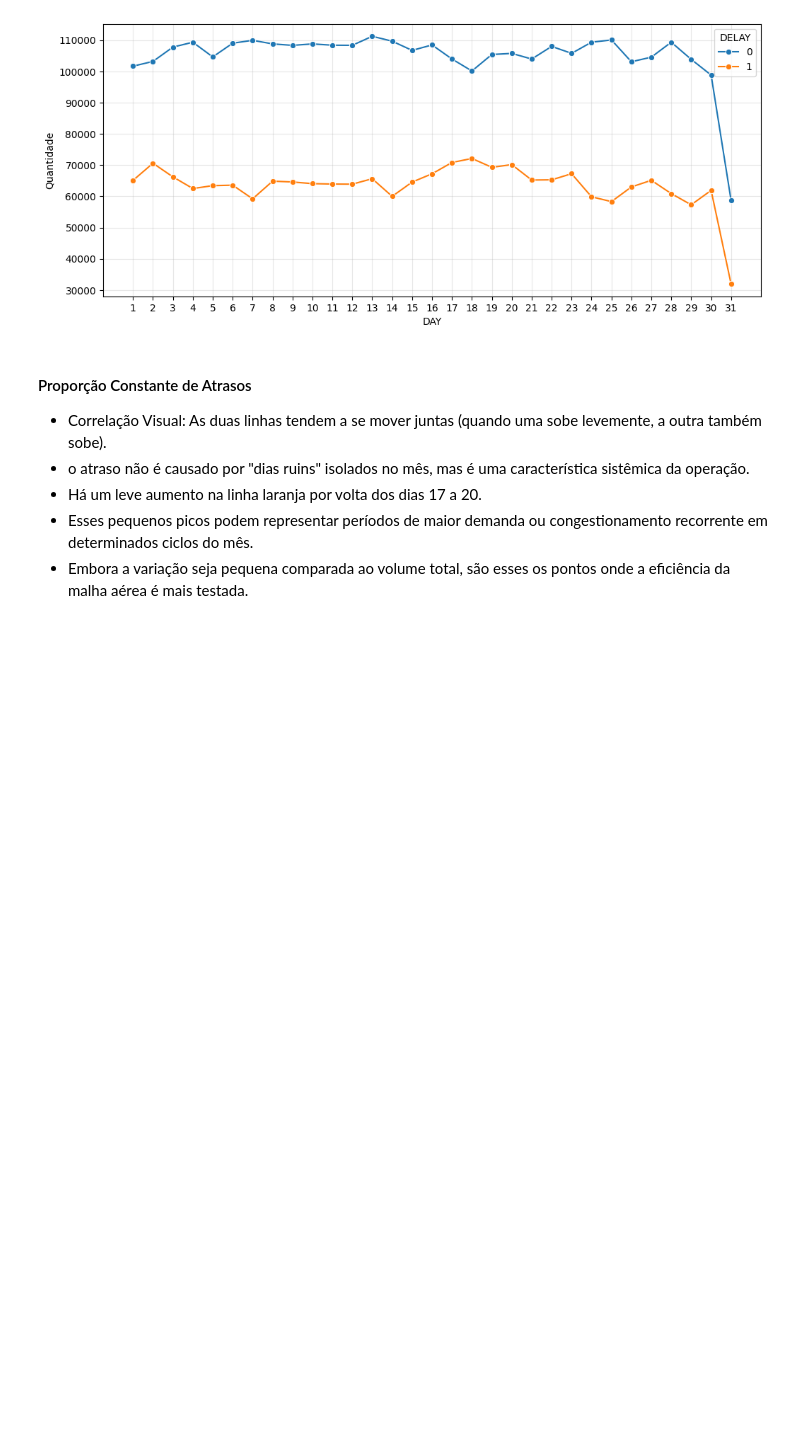
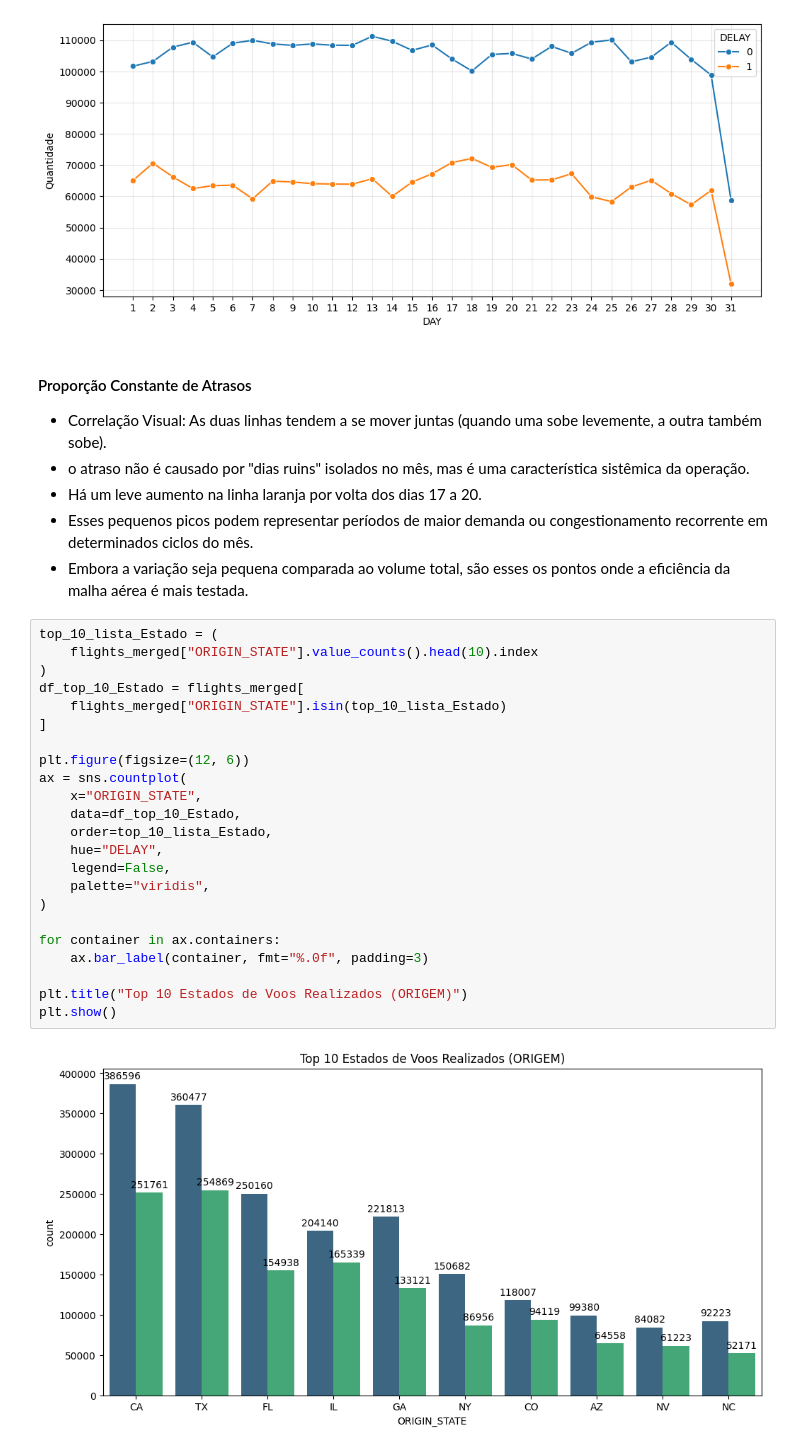
Before and after one commit to JDSdamasceno/fiap_tech_challenge_fase3, a Jupyter notebook: analise_exploratoria.ipynb, the cells around one changed output. Cells and saved outputs as stored; diff of their text form; blank space fills up the shorter version.

```diff
--- a/analise_exploratoria.ipynb
+++ b/analise_exploratoria.ipynb
@@ -204,3 +205,28 @@ plt.show()
 - Há um leve aumento na linha laranja por volta dos dias 17 a 20.
 - Esses pequenos picos podem representar períodos de maior demanda ou congestionamento recorrente em determinados ciclos do mês.
 - Embora a variação seja pequena comparada ao volume total, são esses os pontos onde a eficiência da malha aérea é mais testada.
+# %%
+top_10_lista_Estado = (
+    flights_merged["ORIGIN_STATE"].value_counts().head(10).index
+)
+df_top_10_Estado = flights_merged[
+    flights_merged["ORIGIN_STATE"].isin(top_10_lista_Estado)
+]
+
+plt.figure(figsize=(12, 6))
+ax = sns.countplot(
+    x="ORIGIN_STATE",
+    data=df_top_10_Estado,
+    order=top_10_lista_Estado,
+    hue="DELAY",
+    legend=False,
+    palette="viridis",
+)
+
+for container in ax.containers:
+    ax.bar_label(container, fmt="%.0f", padding=3)
+
+plt.title("Top 10 Estados de Voos Realizados (ORIGEM)")
+plt.show()
+# %% [output]
+[figure, added]
```
Also changed, not shown: parts of 6 cells of this notebook.
